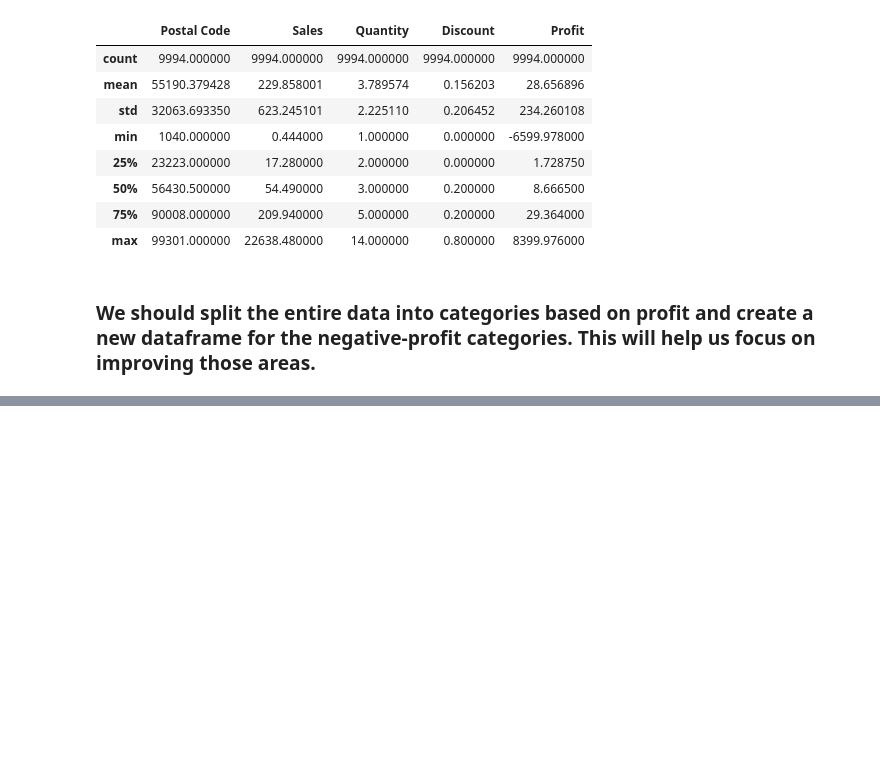
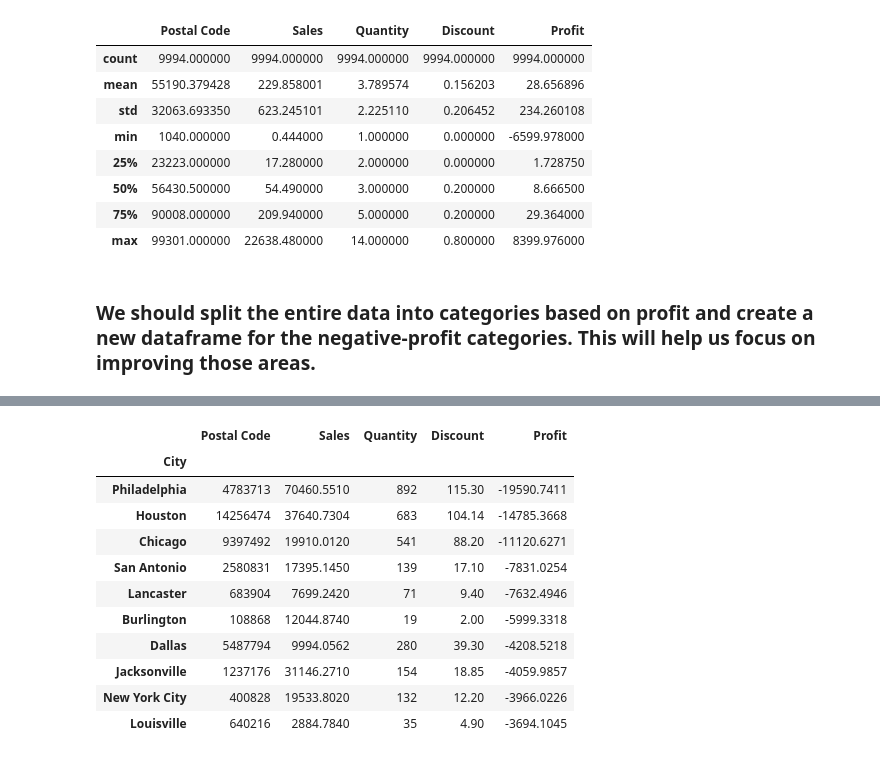
Before and after one commit to vivekkum-ar/SuperCenter-Data-EDA, a Jupyter notebook: EDA-on-superstore-dataset.ipynb, the cells around one changed output, grey strips where cells are left out. Saved outputs shown, nothing was run; the diff lists cells and outputs as text; code cells hidden in the pictures; blank space fills up the shorter version.

```diff
--- a/EDA-on-superstore-dataset.ipynb
+++ b/EDA-on-superstore-dataset.ipynb
@@ -237,0 +327,15 @@ superstore_df.describe()
+# %%
+loss_df.groupby(by='City').sum().sort_values('Profit',ascending=True).head(10)
+# %% [output]
+|  | Postal Code | Sales | Quantity | Discount | Profit |
+| City |  |  |  |  |  |
+| Philadelphia | 4783713 | 70460.5510 | 892 | 115.30 | -19590.7411 |
+| Houston | 14256474 | 37640.7304 | 683 | 104.14 | -14785.3668 |
+| Chicago | 9397492 | 19910.0120 | 541 | 88.20 | -11120.6271 |
+| San Antonio | 2580831 | 17395.1450 | 139 | 17.10 | -7831.0254 |
+| Lancaster | 683904 | 7699.2420 | 71 | 9.40 | -7632.4946 |
+| Burlington | 108868 | 12044.8740 | 19 | 2.00 | -5999.3318 |
+| Dallas | 5487794 | 9994.0562 | 280 | 39.30 | -4208.5218 |
+| Jacksonville | 1237176 | 31146.2710 | 154 | 18.85 | -4059.9857 |
+| New York City | 400828 | 19533.8020 | 132 | 12.20 | -3966.0226 |
+| Louisville | 640216 | 2884.7840 | 35 | 4.90 | -3694.1045 |
```
Also changed, not shown: parts of 17 cells of this notebook.
